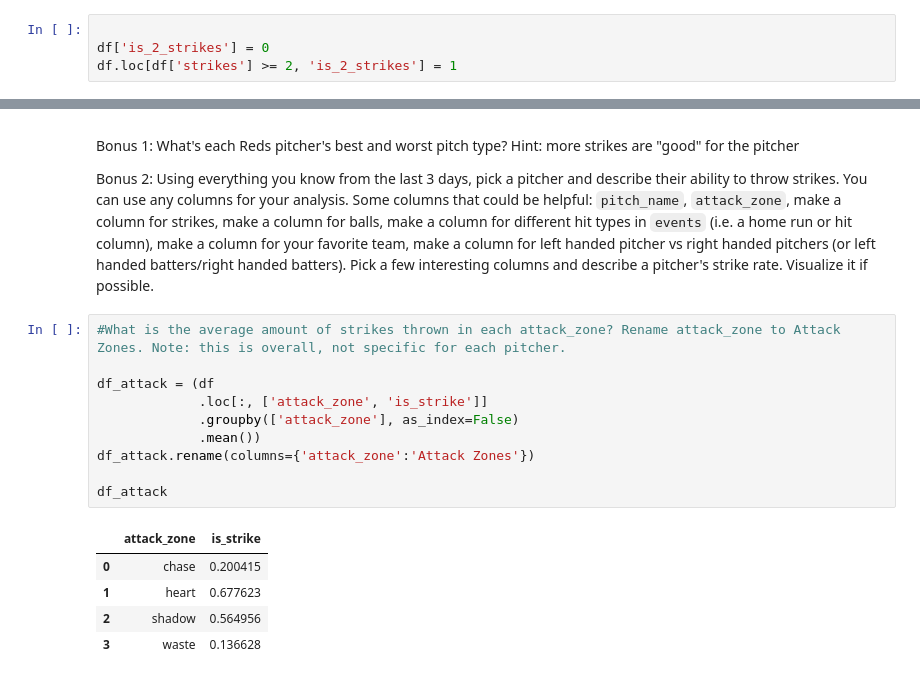
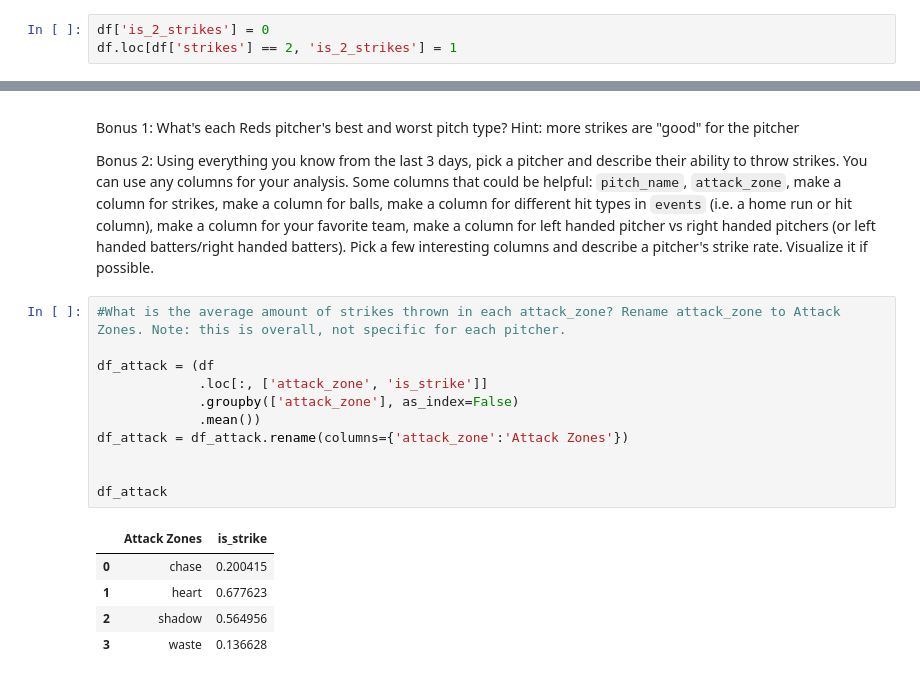
Before and after one commit to fedechaves/nw-bc, a Jupyter notebook: day1.ipynb, the cells around one changed output, grey strips where cells are left out. Drawn from its saved outputs; the diff is of its cells as text.

```diff
--- a/day1.ipynb
+++ b/day1.ipynb
@@ -150,9 +150,8 @@ df['strikes']
 49037    0
 Name: strikes, Length: 49038, dtype: int64
 # %%
-
 df['is_2_strikes'] = 0
-df.loc[df['strikes'] >= 2, 'is_2_strikes'] = 1
+df.loc[df['strikes'] == 2, 'is_2_strikes'] = 1
 # %%
 df['is_2_strikes']
 # %% [output]
@@ -399,15 +376,16 @@ Bonus 2: Using everything you know from the last 3 days, pick a pitcher and desc
 # %%
 #What is the average amount of strikes thrown in each attack_zone? Rename attack_zone to Attack Zones. Note: this is overall, not specific for each pitcher.
 
 df_attack = (df
              .loc[:, ['attack_zone', 'is_strike']]
              .groupby(['attack_zone'], as_index=False)
              .mean())
-df_attack.rename(columns={'attack_zone':'Attack Zones'})
+df_attack = df_attack.rename(columns={'attack_zone':'Attack Zones'})
+
 
 df_attack
 # %% [output]
-|  | attack_zone | is_strike |
+|  | Attack Zones | is_strike |
 | 0 | chase | 0.200415 |
 | 1 | heart | 0.677623 |
 | 2 | shadow | 0.564956 |
```
Also changed, not shown: parts of 60 cells of this notebook.
